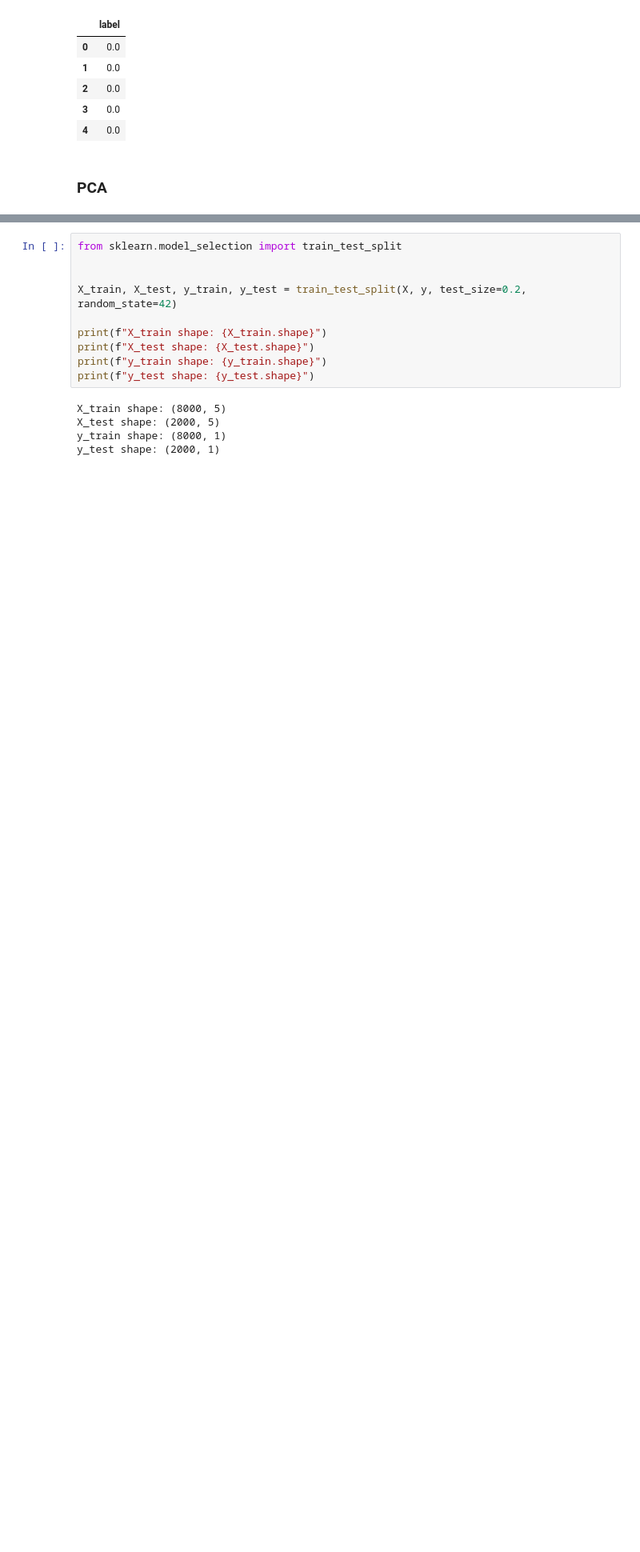
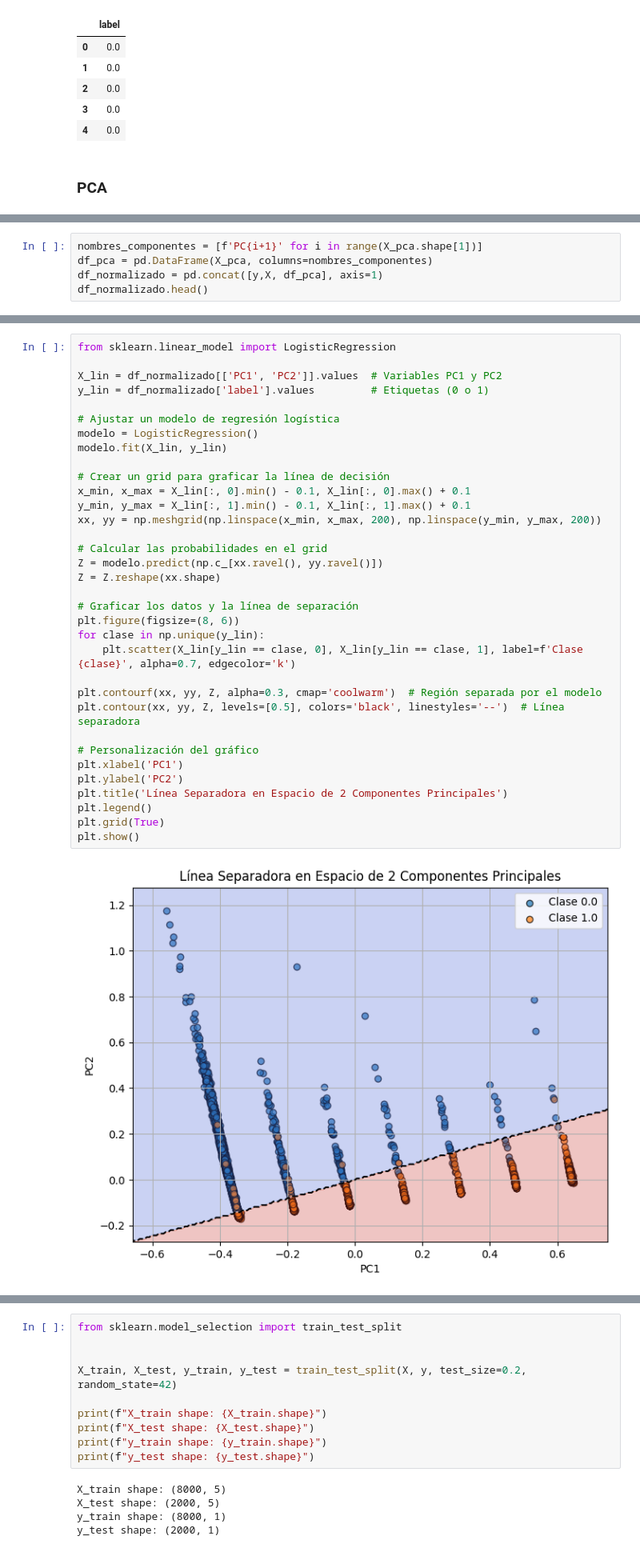
Before and after one commit to cartesiosson/ai-data-science, a Jupyter notebook: ANS/Practica-2/muinar07_act2_Notebook.ipynb, the cells around one changed output, grey strips where cells are left out. Shown at 80% size. Saved outputs shown, nothing was run; the diff lists cells and outputs as text; blank space fills up the shorter version.

```diff
--- a/ANS/Practica-2/muinar07_act2_Notebook.ipynb
+++ b/ANS/Practica-2/muinar07_act2_Notebook.ipynb
@@ -434,0 +412,5 @@ plt.show()
+# %%
+nombres_componentes = [f'PC{i+1}' for i in range(X_pca.shape[1])]
+df_pca = pd.DataFrame(X_pca, columns=nombres_componentes)
+df_normalizado = pd.concat([y,X, df_pca], axis=1)
+df_normalizado.head()
@@ -434,0 +442,36 @@ plt.show()
+# %%
+from sklearn.linear_model import LogisticRegression
+
+X_lin = df_normalizado[['PC1', 'PC2']].values  # Variables PC1 y PC2
+y_lin = df_normalizado['label'].values         # Etiquetas (0 o 1)
+
+# Ajustar un modelo de regresión logística
+modelo = LogisticRegression()
+modelo.fit(X_lin, y_lin)
+
+# Crear un grid para graficar la línea de decisión
+x_min, x_max = X_lin[:, 0].min() - 0.1, X_lin[:, 0].max() + 0.1
+y_min, y_max = X_lin[:, 1].min() - 0.1, X_lin[:, 1].max() + 0.1
+xx, yy = np.meshgrid(np.linspace(x_min, x_max, 200), np.linspace(y_min, y_max, 200))
+
+# Calcular las probabilidades en el grid
+Z = modelo.predict(np.c_[xx.ravel(), yy.ravel()])
+Z = Z.reshape(xx.shape)
+
+# Graficar los datos y la línea de separación
+plt.figure(figsize=(8, 6))
+for clase in np.unique(y_lin):
+    plt.scatter(X_lin[y_lin == clase, 0], X_lin[y_lin == clase, 1], label=f'Clase {clase}', alpha=0.7, edgecolor='k')
+
+plt.contourf(xx, yy, Z, alpha=0.3, cmap='coolwarm')  # Región separada por el modelo
+plt.contour(xx, yy, Z, levels=[0.5], colors='black', linestyles='--')  # Línea separadora
+
+# Personalización del gráfico
+plt.xlabel('PC1')
+plt.ylabel('PC2')
+plt.title('Línea Separadora en Espacio de 2 Componentes Principales')
+plt.legend()
+plt.grid(True)
+plt.show()
+# %% [output]
+[figure, added]
```
Also changed, not shown: parts of 51 cells of this notebook, 17 other files.
